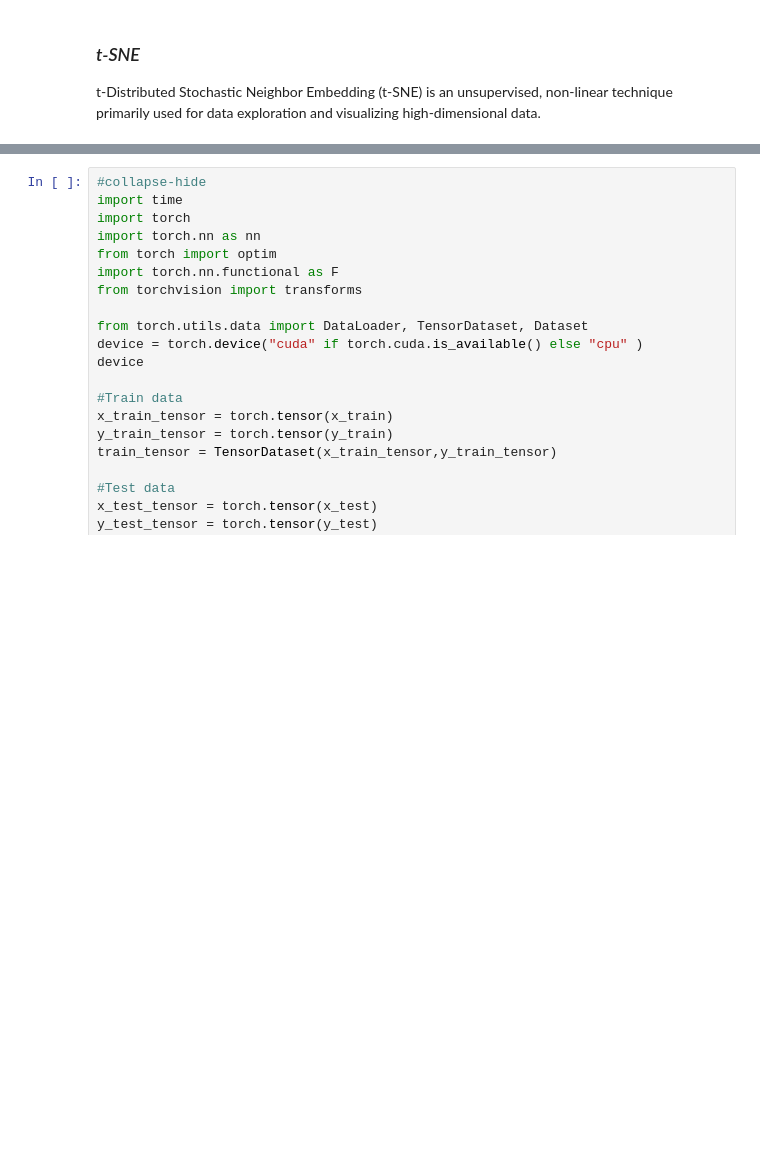
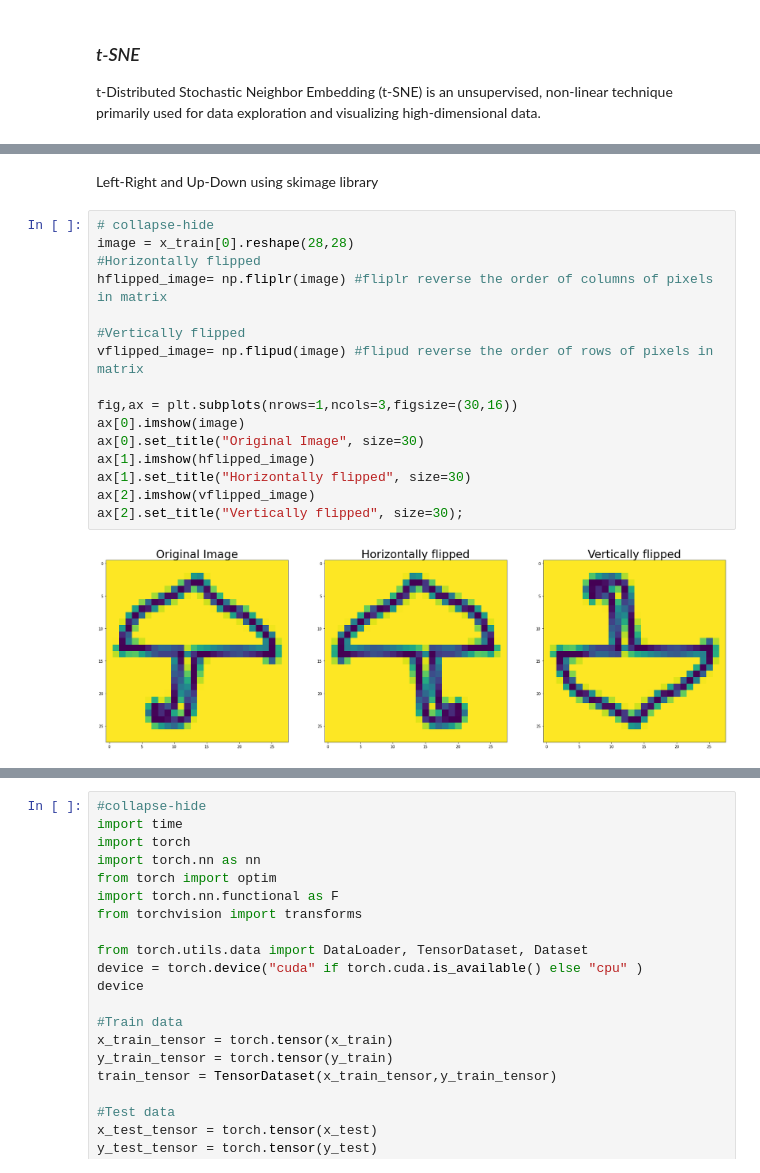
Before and after one commit to pr2tik1/blog, a Jupyter notebook: _notebooks/2020-09-08-Sketch-Recognition.ipynb, the cells around one changed output, grey strips where cells are left out. Cells and saved outputs as stored; diff of their text form; blank space fills up the shorter version.

```diff
--- a/_notebooks/2020-09-08-Sketch-Recognition.ipynb
+++ b/_notebooks/2020-09-08-Sketch-Recognition.ipynb
@@ -143,0 +142,20 @@ In this section create a CNN model, train it, test it and predict it over the ab
+# %% [markdown]
+Left-Right and Up-Down using skimage library
+# %%
+# collapse-hide
+image = x_train[0].reshape(28,28)
+#Horizontally flipped
+hflipped_image= np.fliplr(image) #fliplr reverse the order of columns of pixels in matrix
+
+#Vertically flipped
+vflipped_image= np.flipud(image) #flipud reverse the order of rows of pixels in matrix
+
+fig,ax = plt.subplots(nrows=1,ncols=3,figsize=(30,16))
+ax[0].imshow(image)
+ax[0].set_title("Original Image", size=30)
+ax[1].imshow(hflipped_image)
+ax[1].set_title("Horizontally flipped", size=30)
+ax[2].imshow(vflipped_image)
+ax[2].set_title("Vertically flipped", size=30);
+# %% [output]
+[figure, added]
```
Also changed, not shown: parts of 32 cells of this notebook, 1 other file.
